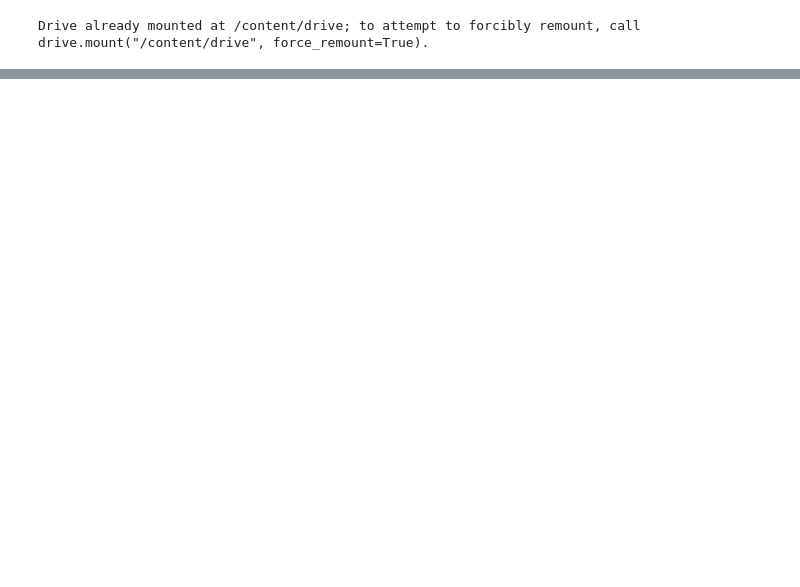
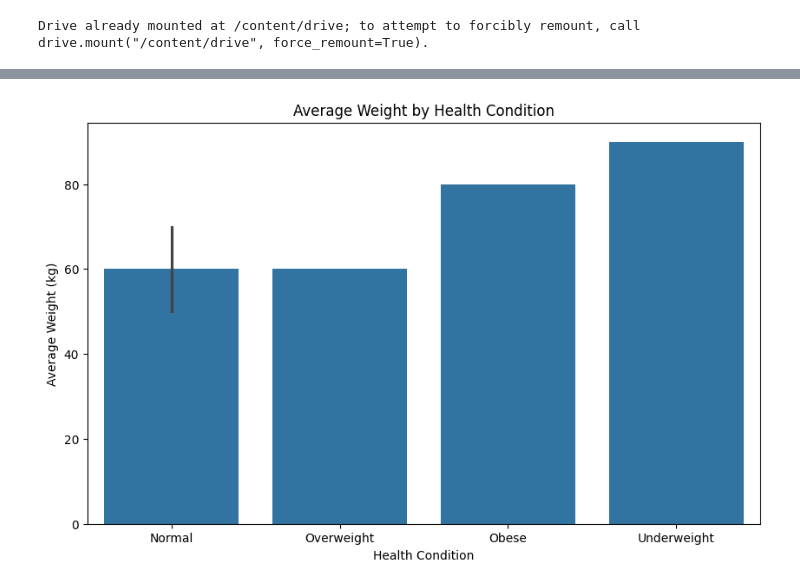
Before and after one commit to mouni-04/infosys_nutrition, a Jupyter notebook: Nutrition_diet_Recom.ipynb, the cells around one changed output, grey strips where cells are left out. Drawn from its saved outputs; the diff is of its cells as text; code cells hidden in the pictures; blank space fills up the shorter version.

```diff
--- a/Nutrition_diet_Recom.ipynb
+++ b/Nutrition_diet_Recom.ipynb
@@ -306,0 +284,13 @@ plt.show()
+# %%
+
+# Assuming df is your DataFrame and y_test, y_pred, and y_pred_proba are defined
+
+# 1. Bar Plot
+plt.figure(figsize=(10, 6))
+sns.barplot(x='Health Condition', y='Weight_kg', data=df, estimator=np.mean)
+plt.title('Average Weight by Health Condition')
+plt.xlabel('Health Condition')
+plt.ylabel('Average Weight (kg)')
+plt.show()
+# %% [output]
+[figure, added]
```
Also changed, not shown: parts of 98 cells of this notebook.
